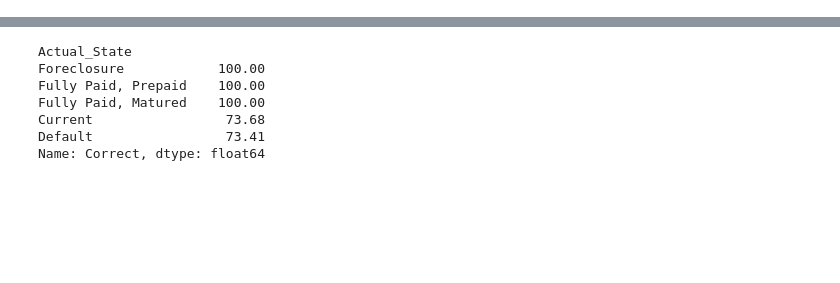
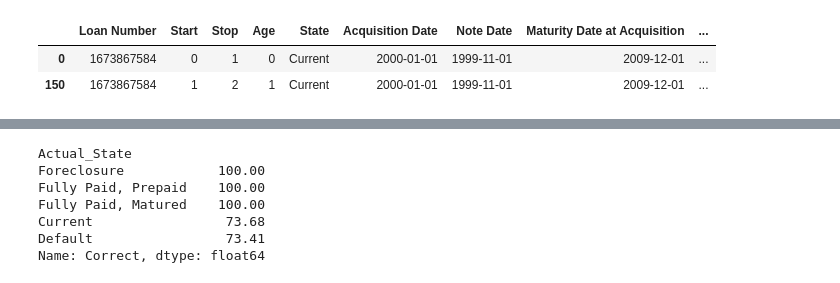
Before and after one commit to SamVirsik/Atrium-Loan-Default-Backup, a Jupyter notebook: State Model/Markov.ipynb, the cells around one changed output, grey strips where cells are left out. Saved outputs shown, nothing was run; the diff lists cells and outputs as text; code cells hidden in the pictures; blank space fills up the shorter version.

```diff
--- a/State Model/Markov.ipynb
+++ b/State Model/Markov.ipynb
@@ -19,5 +85,6 @@ df = pd.read_csv(r'C:\Users\samvi\Documents\Coding Projects\Embedded Work\Data_U
 # %%
-df = add_next_state(df, 6)
+prediction_period_length = 6
+df = add_next_state(df, prediction_period_length)
 # %%
 le_state = LabelEncoder()
 df['State Encoded'] = le_state.fit_transform(df['State'])
@@ -31,6 +98,9 @@ df = encode_col(df, 'Amortization Type', pairs, 'Amortization Type Encoded')
 # %%
 # PAIR WITH HISTORIC MACRO DATA
 
-macros = pd.read_csv(r'C:\Users\samvi\Documents\Coding Projects\Embedded Work\Data_Used\Fannie, Baseline Domestic.csv')
+df['Reporting Period Date'] = pd.to_datetime(df['Reporting Period Date'], errors='coerce')
+df['Date_Pair_To_Macro'] = df['Reporting Period Date'] + pd.DateOffset(months=prediction_period_length)
 
-df = join_on_date(df, macros, on_col1='Reporting Period Date', on_col2='Date', how='left', exact=False)
+macros = pd.read_csv(r'C:\Users\samvi\Documents\Coding Projects\Embedded Work\Data_Used\Historic_Econ.csv')
+
+df = join_on_date(df, macros, on_col1='Date_Pair_To_Macro', on_col2='Date', how='left', exact=False)
@@ -37,5 +112,12 @@ df = join_on_date(df, macros, on_col1='Reporting Period Date', on_col2='Date', h
 # %%
 df = df.sort_values(by=["Loan Number", "Reporting Period Date"])
+# %%
+pd.set_option('display.max_columns', None)
+df.head(2)
+# %% [output]
+|  | Loan Number | Start | Stop | Age | State | Acquisition Date | Note Date | Maturity Date at Acquisition | ... |
+| 0 | 1673867584 | 0 | 1 | 0 | Current | 2000-01-01 | 1999-11-01 | 2009-12-01 | ... |
+| 150 | 1673867584 | 1 | 2 | 1 | Current | 2000-01-01 | 1999-11-01 | 2009-12-01 | ... |
 # %%
 feature_cols = ['State Encoded', 'Age', 'Original UPB', 'UPB - Current', 'Note Rate', 'Underwritten DSCR',
                 'Original Term', 'Loan Acquisition LTV', 'Proportion Through Loan', 'Amortization Type Encoded',
```
Also changed, not shown: parts of 13 cells of this notebook, 2 other files.
